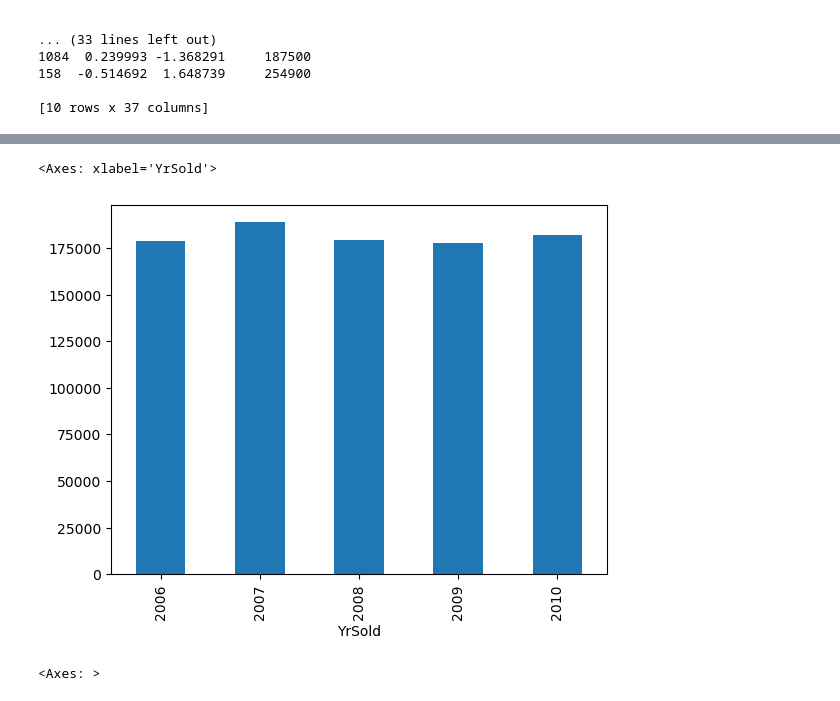
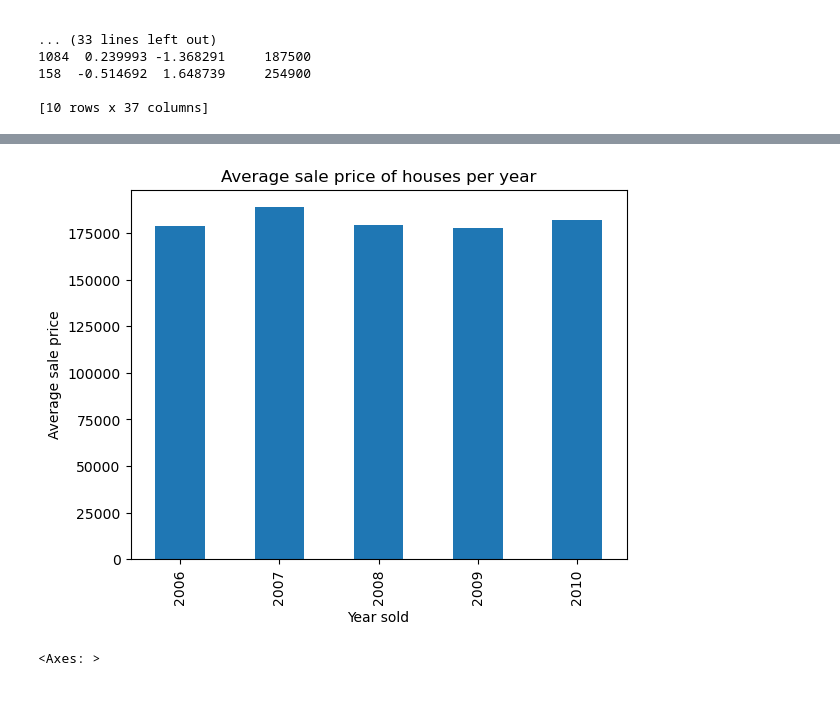
Before and after one commit to WesselKuijstermans/Minor, a Jupyter notebook: ML1_Uitstapje/Uitstapje.ipynb, the cells around one changed output, grey strips where cells are left out. Saved outputs shown, nothing was run; the diff lists cells and outputs as text; code cells hidden in the pictures.

```diff
--- a/ML1_Uitstapje/Uitstapje.ipynb
+++ b/ML1_Uitstapje/Uitstapje.ipynb
@@ -66,9 +169,12 @@ sns.scatterplot(x='YrSold', y='SalePrice', data=train)
 # %%
 # plot the average sale price per year
 train.groupby('YrSold')['SalePrice'].mean().plot(kind='bar')
+plt.title('Average sale price of houses per year')
+plt.xlabel('Year sold')
+plt.ylabel('Average sale price')
+plt.show()
 # %% [output]
-<Axes: xlabel='YrSold'>
-[figure, old version]
+[figure, new version]
 # %%
 # plot the correlation matrix of numeric features
 corr = numeric_features.corr()
```
Also changed, not shown: parts of 24 cells of this notebook.
